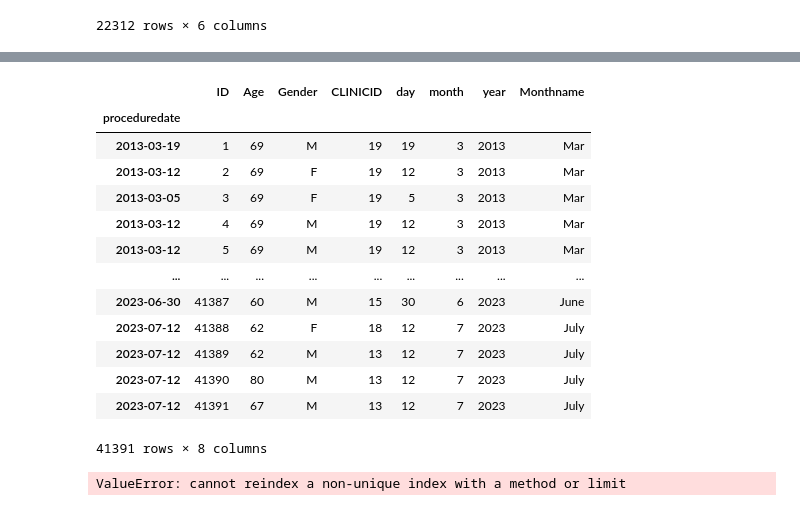
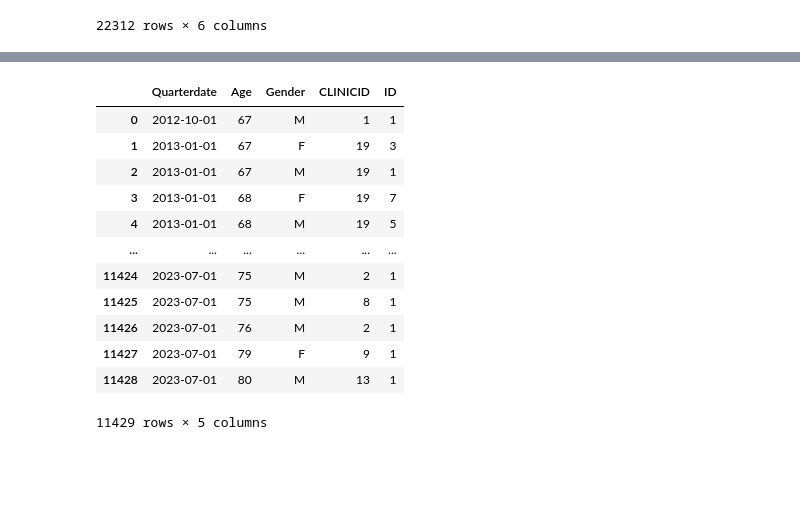
Before and after one commit to raku43/MScDACapstone, a Jupyter notebook: MScDA_Capstone.ipynb, the cells around one changed output, grey strips where cells are left out. Cells and saved outputs as stored; diff of their text form; code cells hidden in the pictures; blank space fills up the shorter version.

Commit message:
File for Timeseries Forecasting
Data prep for time series forecasting

```diff
--- a/MScDA_Capstone.ipynb
+++ b/MScDA_Capstone.ipynb
@@ -885,28 +866,22 @@ dfcolraw
 # %%
 #Changethe Date field to pandas datetime
-dfcolraw['proceduredate'] = pd.to_datetime(dfcolraw['proceduredate'], format='%d/%m/%Y')
+#dfcolraw['proceduredate'] = pd.to_datetime(dfcolraw['proceduredate'], format='%d/%m/%Y')
 
-df_timeseries = dfcolraw.set_index('proceduredate')
+df_timeseries = dfcolraw.groupby(['Quarterdate','Age','Gender','CLINICID'])['ID'].count().reset_index()
+#dfcolraw.groupby(['Age','proceduredate'])['ID'].count()
 df_timeseries
 # %% [output]
-|  | ID | Age | Gender | CLINICID | day | month | year | Monthname |
-| proceduredate |  |  |  |  |  |  |  |  |
-| 2013-03-19 | 1 | 69 | M | 19 | 19 | 3 | 2013 | Mar |
-| 2013-03-12 | 2 | 69 | F | 19 | 12 | 3 | 2013 | Mar |
-| 2013-03-05 | 3 | 69 | F | 19 | 5 | 3 | 2013 | Mar |
-| 2013-03-12 | 4 | 69 | M | 19 | 12 | 3 | 2013 | Mar |
-| 2013-03-12 | 5 | 69 | M | 19 | 12 | 3 | 2013 | Mar |
-| ... | ... | ... | ... | ... | ... | ... | ... | ... |
-| 2023-06-30 | 41387 | 60 | M | 15 | 30 | 6 | 2023 | June |
-| 2023-07-12 | 41388 | 62 | F | 18 | 12 | 7 | 2023 | July |
-| 2023-07-12 | 41389 | 62 | M | 13 | 12 | 7 | 2023 | July |
-| 2023-07-12 | 41390 | 80 | M | 13 | 12 | 7 | 2023 | July |
-| 2023-07-12 | 41391 | 67 | M | 13 | 12 | 7 | 2023 | July |
+|  | Quarterdate | Age | Gender | CLINICID | ID |
+| 0 | 2012-10-01 | 67 | M | 1 | 1 |
+| 1 | 2013-01-01 | 67 | F | 19 | 3 |
+| 2 | 2013-01-01 | 67 | M | 19 | 1 |
+| 3 | 2013-01-01 | 68 | F | 19 | 7 |
+| 4 | 2013-01-01 | 68 | M | 19 | 5 |
+| ... | ... | ... | ... | ... | ... |
+| 11424 | 2023-07-01 | 75 | M | 2 | 1 |
+| 11425 | 2023-07-01 | 75 | M | 8 | 1 |
+| 11426 | 2023-07-01 | 76 | M | 2 | 1 |
+| 11427 | 2023-07-01 | 79 | F | 9 | 1 |
+| 11428 | 2023-07-01 | 80 | M | 13 | 1 |
-41391 rows × 8 columns
+11429 rows × 5 columns
-# %%
-df_timeseries_quarterly = df_timeseries.asfreq('Q','ffill')
-df_timeseries_quarterly = df_timeseries.sort_index()
-df_timeseries.head(20)
-# %% [output]
-ValueError: cannot reindex a non-unique index with a method or limit
 # %%
```
Also changed, not shown: parts of 11 cells of this notebook.
